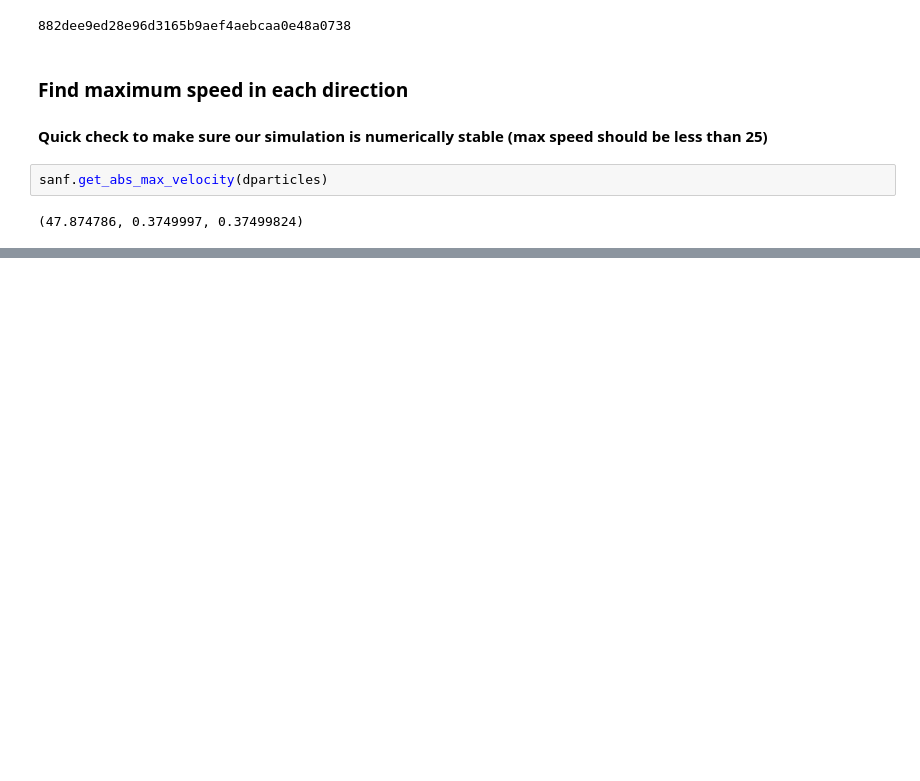
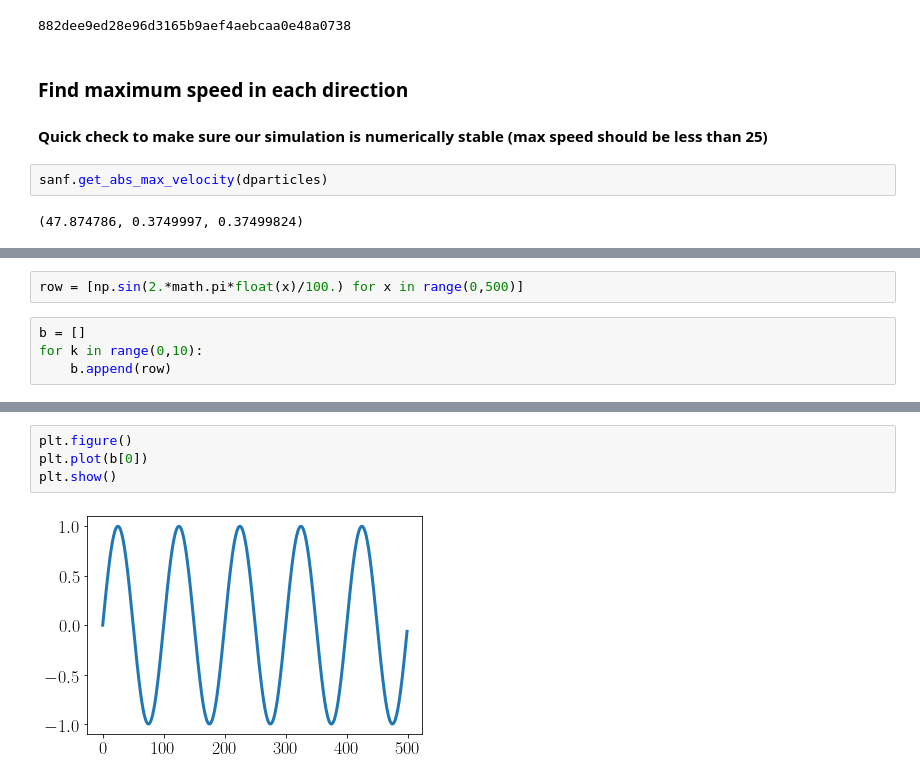
Before and after one commit to collinrbr/FPCAnalysis, a Jupyter notebook: dHybridR.ipynb, the cells around one changed output, grey strips where cells are left out. Saved outputs shown, nothing was run; the diff lists cells and outputs as text; blank space fills up the shorter version.

```diff
--- a/dHybridR.ipynb
+++ b/dHybridR.ipynb
@@ -490,0 +538,6 @@ sanf.get_abs_max_velocity(dparticles)
+# %%
+row = [np.sin(2.*math.pi*float(x)/100.) for x in range(0,500)]
+# %%
+b = []
+for k in range(0,10):
+    b.append(row)
@@ -490,0 +564,6 @@ sanf.get_abs_max_velocity(dparticles)
+# %%
+plt.figure()
+plt.plot(b[0])
+plt.show()
+# %% [output]
+[figure, added]
```
Also changed, not shown: parts of 19 cells of this notebook, 3 other files.
